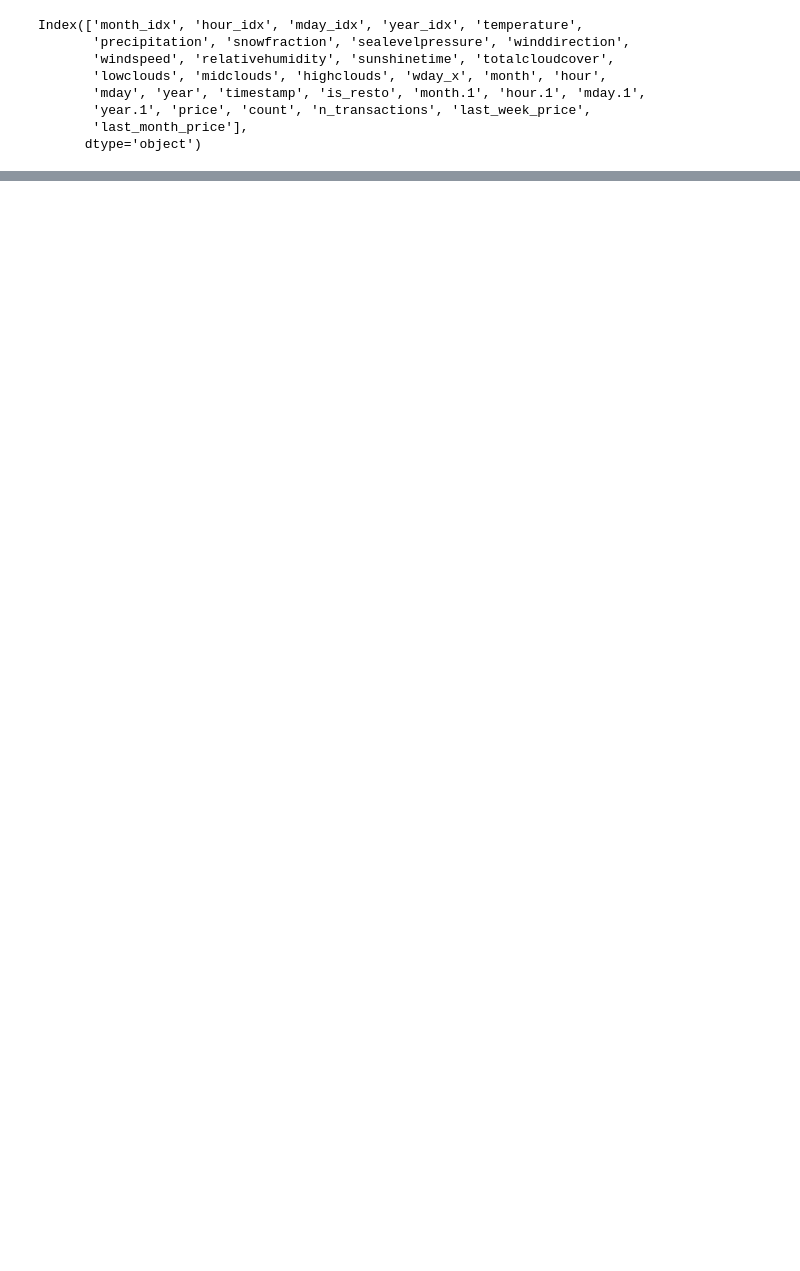
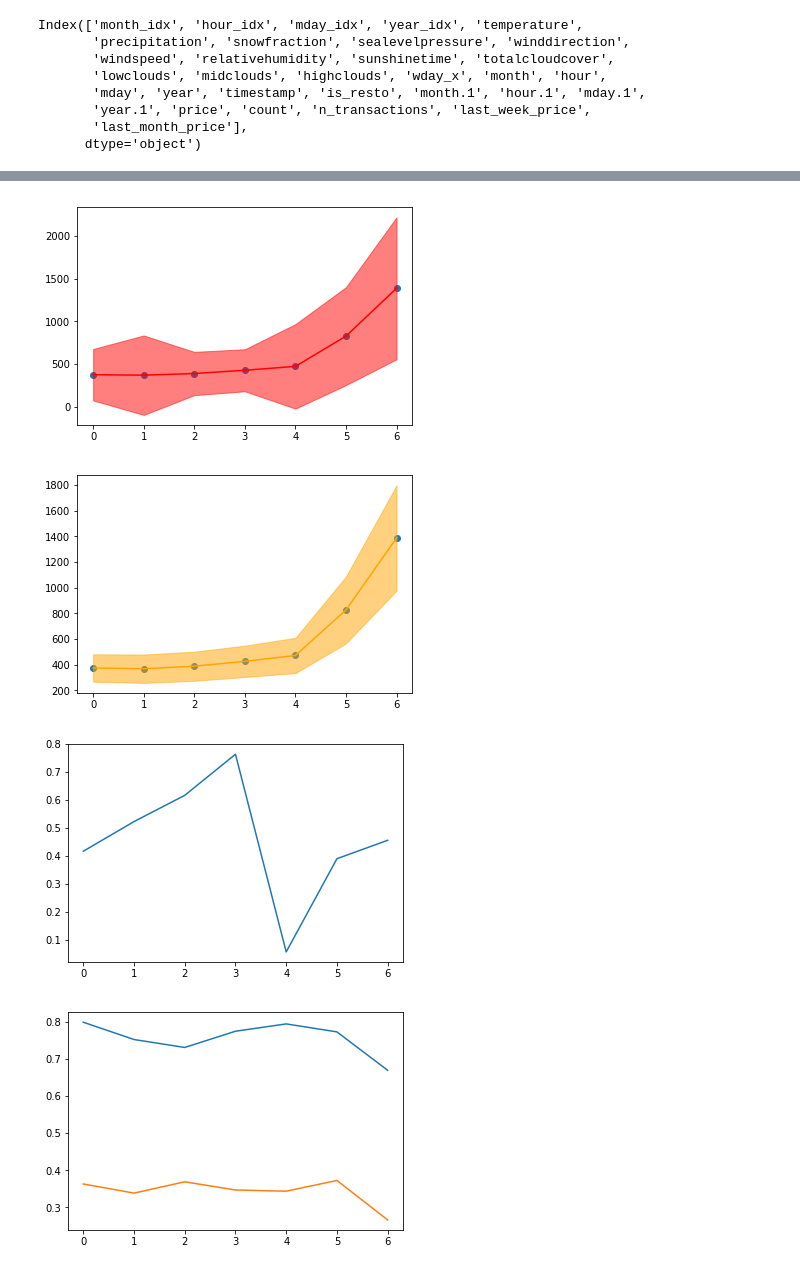
Before and after one commit to alafanechere/food-hackathon, a Jupyter notebook: forecast/xgboost.ipynb, the cells around one changed output, grey strips where cells are left out. Drawn from its saved outputs; the diff is of its cells as text; code cells hidden in the pictures; blank space fills up the shorter version.

```diff
--- a/forecast/xgboost.ipynb
+++ b/forecast/xgboost.ipynb
@@ -114,0 +192,7 @@ print( (y_test > y075_pred).sum() / y_test.count() )
+# %%
+prediction_profile(df_test,'wday_x')
+# %% [output]
+[figure, added]
+[figure, added]
+[figure, added]
+[figure, added]
```
Also changed, not shown: parts of 42 cells of this notebook.
